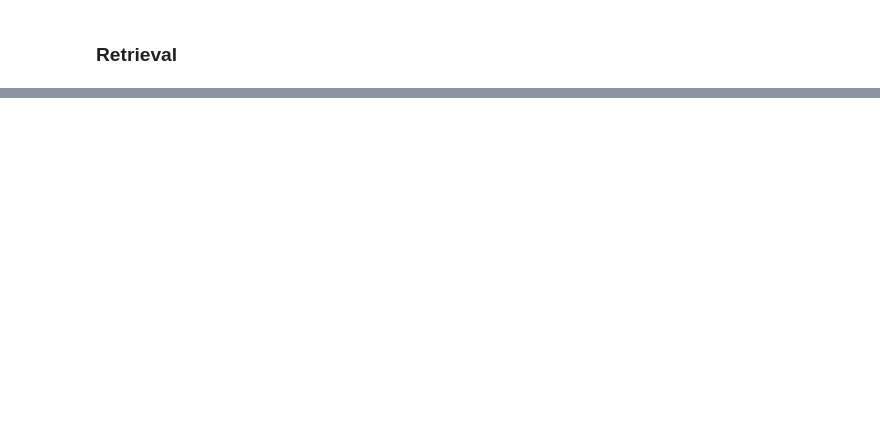
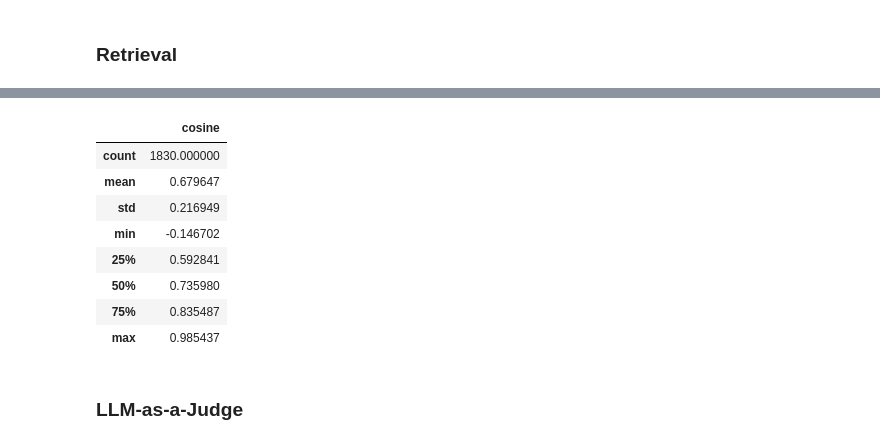
Before and after one commit to ulanliu/llm_zoomcamp, a Jupyter notebook: 04-monitoring/offline-rag-evaluation.ipynb, the cells around one changed output, grey strips where cells are left out. Cells and saved outputs as stored; diff of their text form; code cells hidden in the pictures; blank space fills up the shorter version.

```diff
--- a/04-monitoring/offline-rag-evaluation.ipynb
+++ b/04-monitoring/offline-rag-evaluation.ipynb
@@ -90,0 +271,9 @@ for doc in tqdm(documents):
+# %%
+def compute_similarity(record):
+    answer_orig = record['answer_orig']
+    answer_llm = record['answer_llm']
+
+    v_llm = model.encode(answer_llm)
+    v_orig = model.encode(answer_orig)
+
+    return v_llm.dot(v_orig)
@@ -90,0 +295,15 @@ for doc in tqdm(documents):
+# %%
+df_gpt4o_mini['cosine'] = similarity
+df_gpt4o_mini.describe()
+# %% [output]
+|  | cosine |
+| count | 1830.000000 |
+| mean | 0.679647 |
+| std | 0.216949 |
+| min | -0.146702 |
+| 25% | 0.592841 |
+| 50% | 0.735980 |
+| 75% | 0.835487 |
+| max | 0.985437 |
+# %% [markdown]
+### LLM-as-a-Judge
```
Also changed, not shown: parts of 34 cells of this notebook.
